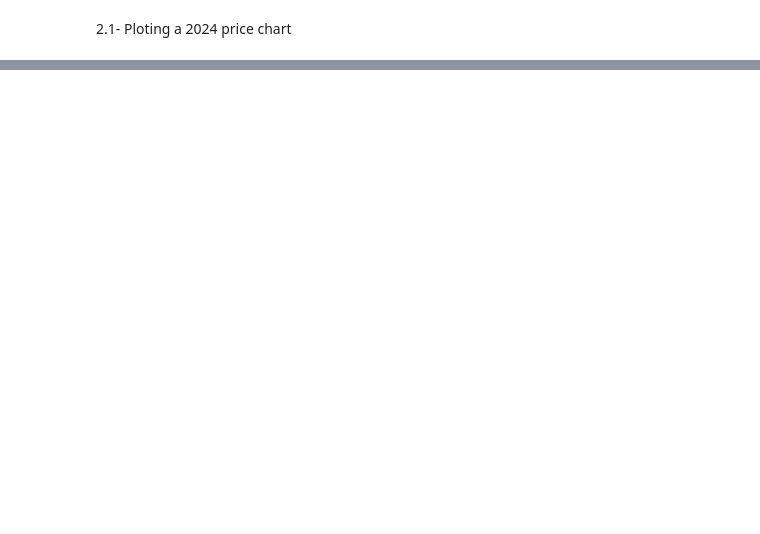
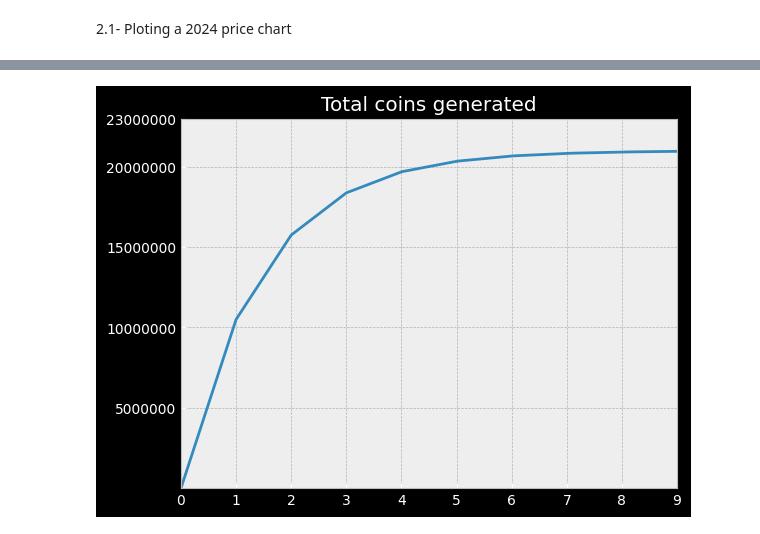
Before and after one commit to TulioNPL/DataScienceAnalysis, a Jupyter notebook: btc.ipynb, the cells around one changed output, grey strips where cells are left out. Saved outputs shown, nothing was run; the diff lists cells and outputs as text; code cells hidden in the pictures; blank space fills up the shorter version.

```diff
--- a/btc.ipynb
+++ b/btc.ipynb
@@ -139,0 +268,36 @@ mpf.plot(pandas_df, type='candle')
+# %%
+def total_of_coins(block_list):
+    bitcoins_created_list = []
+
+    for block in block_list:
+        blocks = np.arange(0,int(block))
+        bitcoins_in_blocks = coins_generated_by_block(blocks) # 50 bitcoins per block initially
+        total_bitcoins = np.sum(bitcoins_in_blocks)
+        bitcoins_created_list.append(total_bitcoins)
+
+    return bitcoins_created_list
+# %%
+total_of_coins = total_of_coins(x_values)
+# %%
+# Create the plot
+fig, ax = plt.subplots()
+ax.plot(x_values, total_of_coins)
+ax.set_title('Total coins generated')
+
+# Define the desired x-ticks
+x_ticks = [i for i in range(0,10*210000,210000)]
+ax.set_xticks(x_ticks)
+ax.get_xaxis().set_major_formatter(ticker.FixedFormatter([str(int(tick/210000)) for tick in x_ticks]))
+ax.set_xlim(min(x_ticks), max(x_ticks))
+
+# Set y-axis to log scale
+# ax.set_yscale('log')
+
+# Define the desired y-ticks
+y_ticks = [0,5000000,10000000,15000000,20000000, 23000000]
+ax.set_yticks(y_ticks)
+ax.get_yaxis().set_major_formatter(ticker.FixedFormatter([str(tick) for tick in y_ticks]))
+ax.set_ylim(0.1, max(y_ticks) + 10)
+plt.show()
+# %% [output]
+[figure, added]
```
Also changed, not shown: parts of 22 cells of this notebook, 5 other files.
